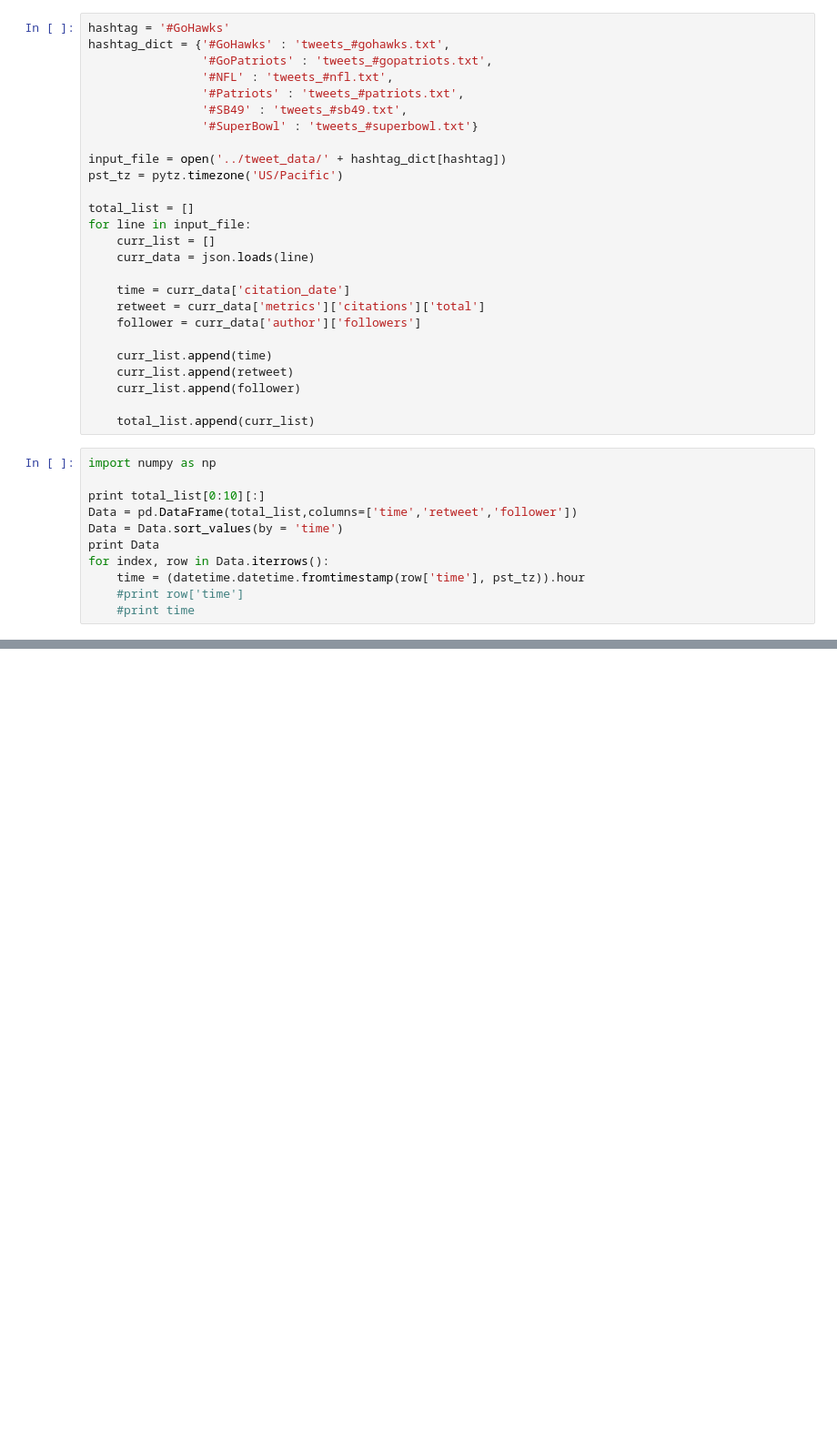
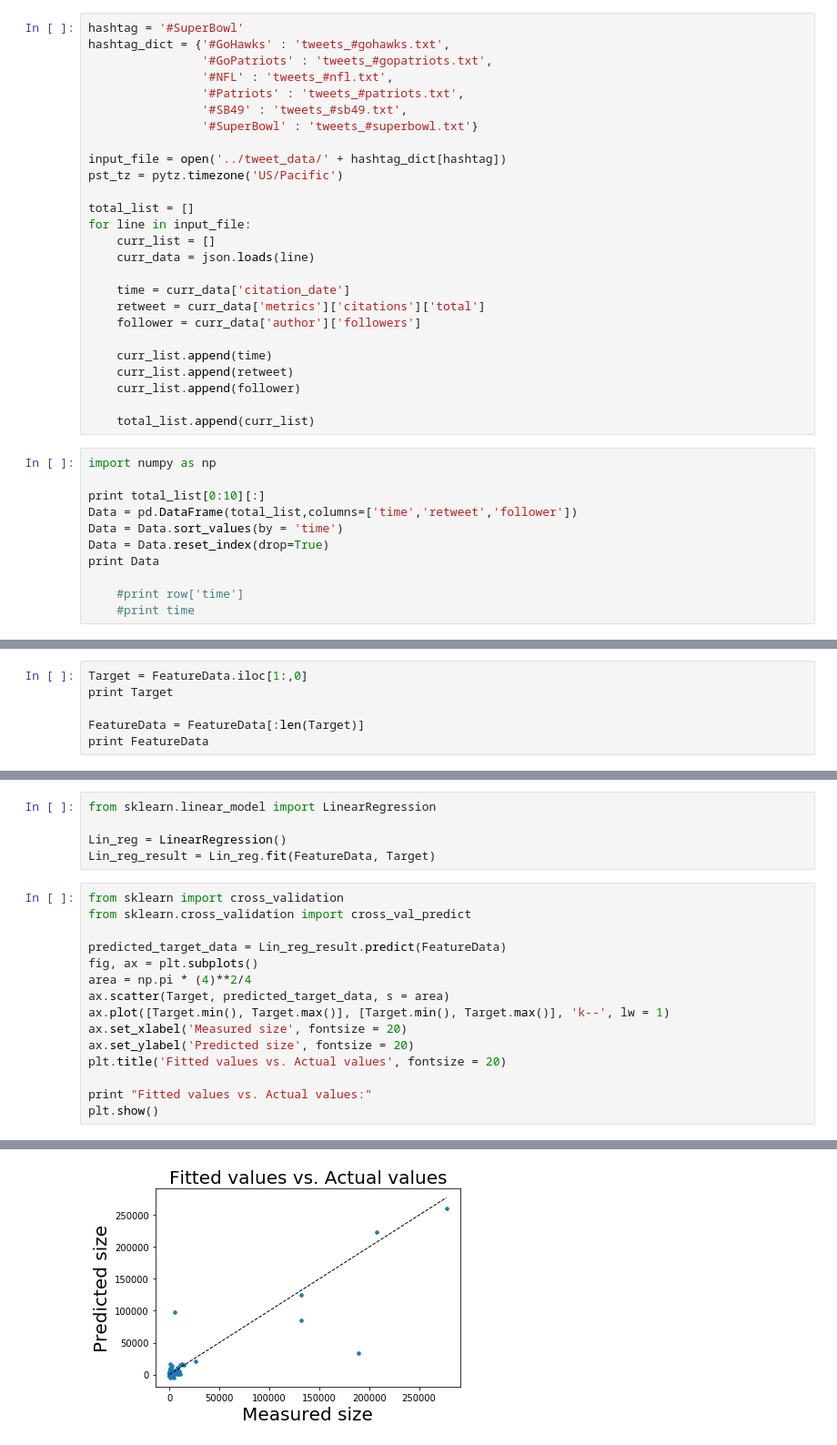
Before and after one commit to HonglanHuang/ee219, a Jupyter notebook: project5/codes/Problem 1.2.ipynb, the cells around one changed output, grey strips where cells are left out. Shown at 91% size. Saved outputs shown, nothing was run; the diff lists cells and outputs as text; blank space fills up the shorter version.

```diff
--- a/project5/codes/Problem 1.2.ipynb
+++ b/project5/codes/Problem 1.2.ipynb
@@ -5,7 +5,7 @@ import datetime, time
 import pytz
 import pandas as pd
 # %%
-hashtag = '#GoHawks'
+hashtag = '#SuperBowl'
 hashtag_dict = {'#GoHawks' : 'tweets_#gohawks.txt',
                 '#GoPatriots' : 'tweets_#gopatriots.txt',
                 '#NFL' : 'tweets_#nfl.txt',
@@ -36,9 +36,9 @@ import numpy as np
 print total_list[0:10][:]
 Data = pd.DataFrame(total_list,columns=['time','retweet','follower'])
 Data = Data.sort_values(by = 'time')
+Data = Data.reset_index(drop=True)
 print Data
-for index, row in Data.iterrows():
-    time = (datetime.datetime.fromtimestamp(row['time'], pst_tz)).hour
+
     #print row['time']
     #print time
 # %% [output]
@@ -129,0 +131,6 @@ print FeatureData
+# %%
+Target = FeatureData.iloc[1:,0]
+print Target
+
+FeatureData = FeatureData[:len(Target)]
+print FeatureData
@@ -129,0 +155,21 @@ print FeatureData
+# %%
+from sklearn.linear_model import LinearRegression
+
+Lin_reg = LinearRegression()
+Lin_reg_result = Lin_reg.fit(FeatureData, Target)
+# %%
+from sklearn import cross_validation
+from sklearn.cross_validation import cross_val_predict
+
+predicted_target_data = Lin_reg_result.predict(FeatureData)
+fig, ax = plt.subplots()
+area = np.pi * (4)**2/4
+ax.scatter(Target, predicted_target_data, s = area)
+ax.plot([Target.min(), Target.max()], [Target.min(), Target.max()], 'k--', lw = 1)
+ax.set_xlabel('Measured size', fontsize = 20)
+ax.set_ylabel('Predicted size', fontsize = 20)
+plt.title('Fitted values vs. Actual values', fontsize = 20)
+
+print "Fitted values vs. Actual values:"
+plt.show()
+# %% [output]
@@ -129,0 +177 @@ print FeatureData
+[figure, added]
```
Also changed, not shown: parts of 8 cells of this notebook.
